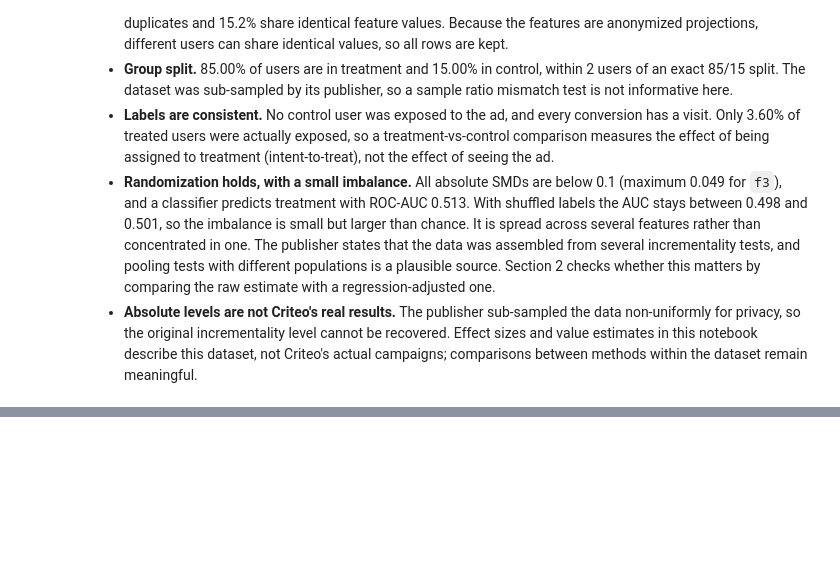
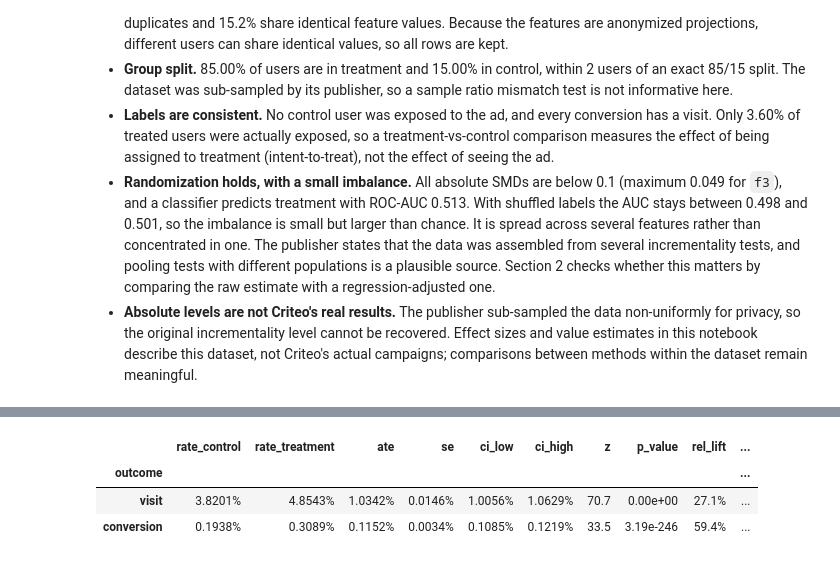
Before and after one commit to LindaZhao-neu/criteo-uplift-analysis, a Jupyter notebook: notebooks/criteo_uplift_analysis.ipynb, the cells around one changed output, grey strips where cells are left out. Saved outputs shown, nothing was run; the diff lists cells and outputs as text; code cells hidden in the pictures; blank space fills up the shorter version.

```diff
--- a/notebooks/criteo_uplift_analysis.ipynb
+++ b/notebooks/criteo_uplift_analysis.ipynb
@@ -393,0 +413,46 @@ dtype: float64
+# %%
+from scipy import stats
+
+Z = stats.norm.ppf(0.975)
+OUTCOMES = ["visit", "conversion"]
+
+def diff_in_means(data, outcome, group="treatment"):
+    y1 = data.loc[data[group] == 1, outcome]
+    y0 = data.loc[data[group] == 0, outcome]
+    n1, n0 = len(y1), len(y0)
+    p1, p0 = y1.mean(), y0.mean()
+
+    diff = p1 - p0
+    se = np.sqrt(p1 * (1 - p1) / n1 + p0 * (1 - p0) / n0)
+
+    log_ratio = np.log(p1 / p0)
+    se_log = np.sqrt((1 - p1) / (n1 * p1) + (1 - p0) / (n0 * p0))
+
+    return {
+        "outcome": outcome,
+        "rate_control": p0,
+        "rate_treatment": p1,
+        "ate": diff,
+        "se": se,
+        "ci_low": diff - Z * se,
+        "ci_high": diff + Z * se,
+        "z": diff / se,
+        "p_value": 2 * stats.norm.sf(abs(diff / se)),
+        "rel_lift": p1 / p0 - 1,
+        "rel_ci_low": np.exp(log_ratio - Z * se_log) - 1,
+        "rel_ci_high": np.exp(log_ratio + Z * se_log) - 1,
+    }
+
+itt = pd.DataFrame([diff_in_means(df, y) for y in OUTCOMES]).set_index("outcome")
+
+itt.style.format({
+    "rate_control": "{:.4%}", "rate_treatment": "{:.4%}",
+    "ate": "{:.4%}", "se": "{:.4%}", "ci_low": "{:.4%}", "ci_high": "{:.4%}",
+    "z": "{:.1f}", "p_value": "{:.2e}",
+    "rel_lift": "{:.1%}", "rel_ci_low": "{:.1%}", "rel_ci_high": "{:.1%}",
+})
+# %% [output]
+|  | rate_control | rate_treatment | ate | se | ci_low | ci_high | z | p_value | rel_lift | ... |
+| outcome |  |  |  |  |  |  |  |  |  | ... |
+| visit | 3.8201% | 4.8543% | 1.0342% | 0.0146% | 1.0056% | 1.0629% | 70.7 | 0.00e+00 | 27.1% | ... |
+| conversion | 0.1938% | 0.3089% | 0.1152% | 0.0034% | 0.1085% | 0.1219% | 33.5 | 3.19e-246 | 59.4% | ... |
```
Also changed, not shown: parts of 19 cells of this notebook.
